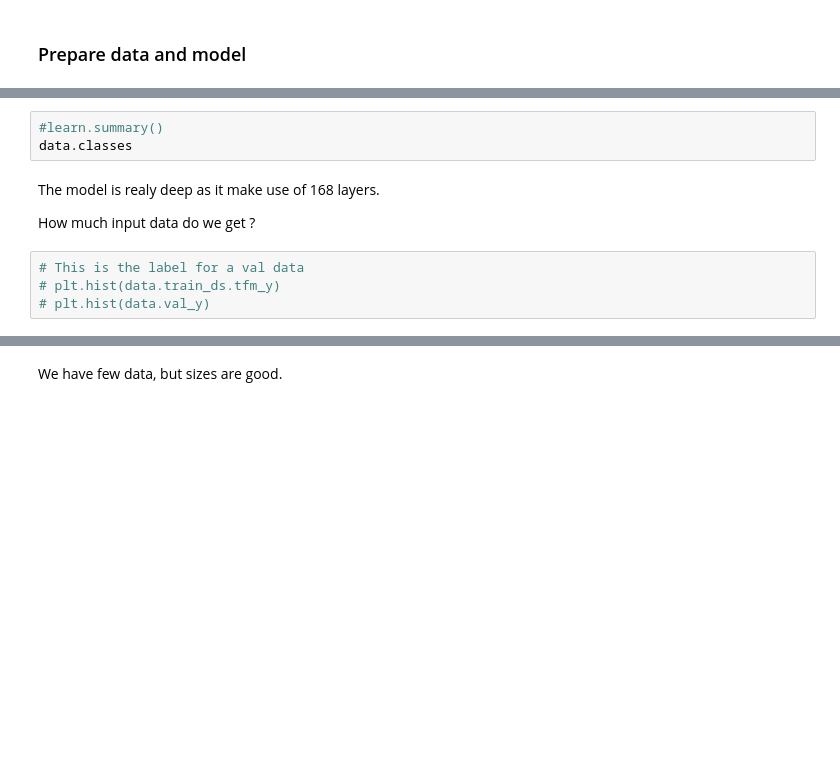
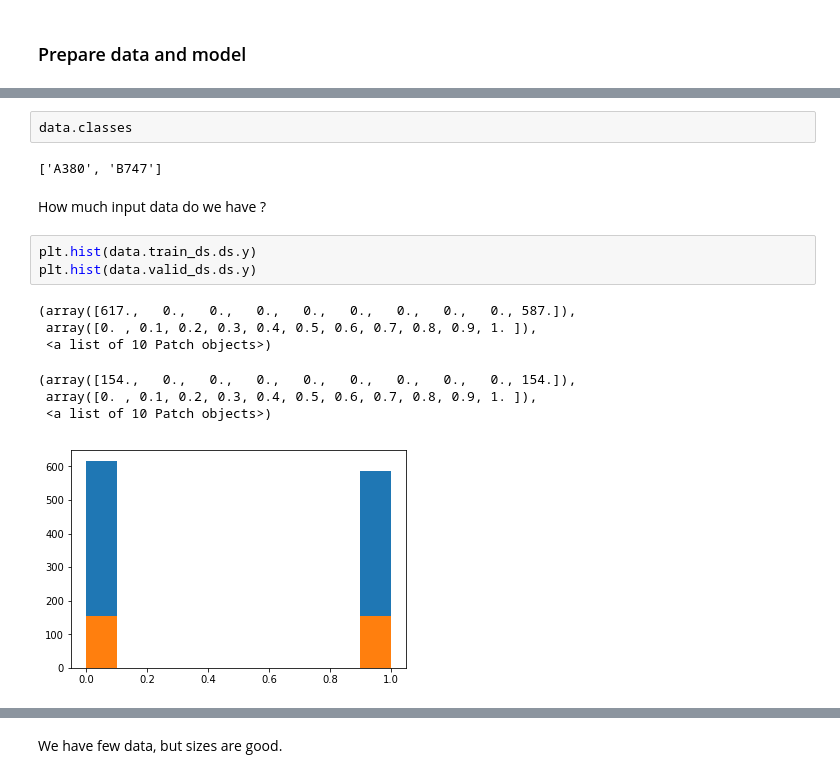
Before and after one commit to benoit-cty/deep_learning_tests, a Jupyter notebook: 011-Binary_Classification_747_vs_A380-full.ipynb, the cells around one changed output, grey strips where cells are left out. Drawn from its saved outputs; the diff is of its cells as text; blank space fills up the shorter version.

```diff
--- a/011-Binary_Classification_747_vs_A380-full.ipynb
+++ b/011-Binary_Classification_747_vs_A380-full.ipynb
@@ -106,12 +79,18 @@ learn = ConvLearner(data, arch, metrics=error_rate) #accuracy
-# %%
-#learn.summary()
-data.classes
-# %% [markdown]
-The model is realy deep as it make use of 168 layers.
-
-How much input data do we get ?
-# %%
-# This is the label for a val data
-# plt.hist(data.train_ds.tfm_y)
-# plt.hist(data.val_y)
+# %%
+data.classes
+# %% [output]
+['A380', 'B747']
+# %% [markdown]
+How much input data do we have ?
+# %%
+plt.hist(data.train_ds.ds.y)
+plt.hist(data.valid_ds.ds.y)
+# %% [output]
+(array([617.,   0.,   0.,   0.,   0.,   0.,   0.,   0.,   0., 587.]),
+ array([0. , 0.1, 0.2, 0.3, 0.4, 0.5, 0.6, 0.7, 0.8, 0.9, 1. ]),
+ <a list of 10 Patch objects>)
+(array([154.,   0.,   0.,   0.,   0.,   0.,   0.,   0.,   0., 154.]),
+ array([0. , 0.1, 0.2, 0.3, 0.4, 0.5, 0.6, 0.7, 0.8, 0.9, 1. ]),
+ <a list of 10 Patch objects>)
+[figure, added]
 # %%
```
Also changed, not shown: parts of 72 cells of this notebook.
